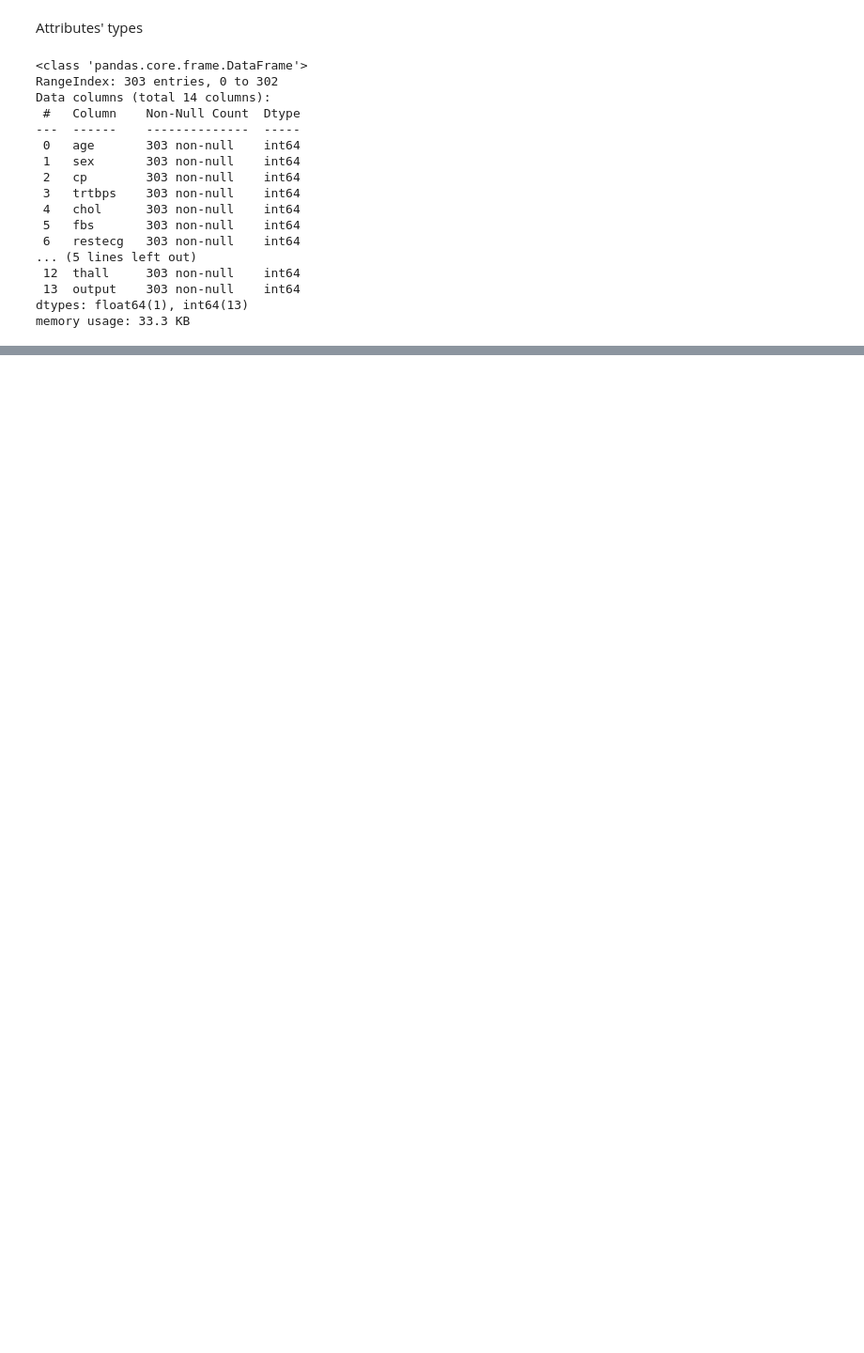
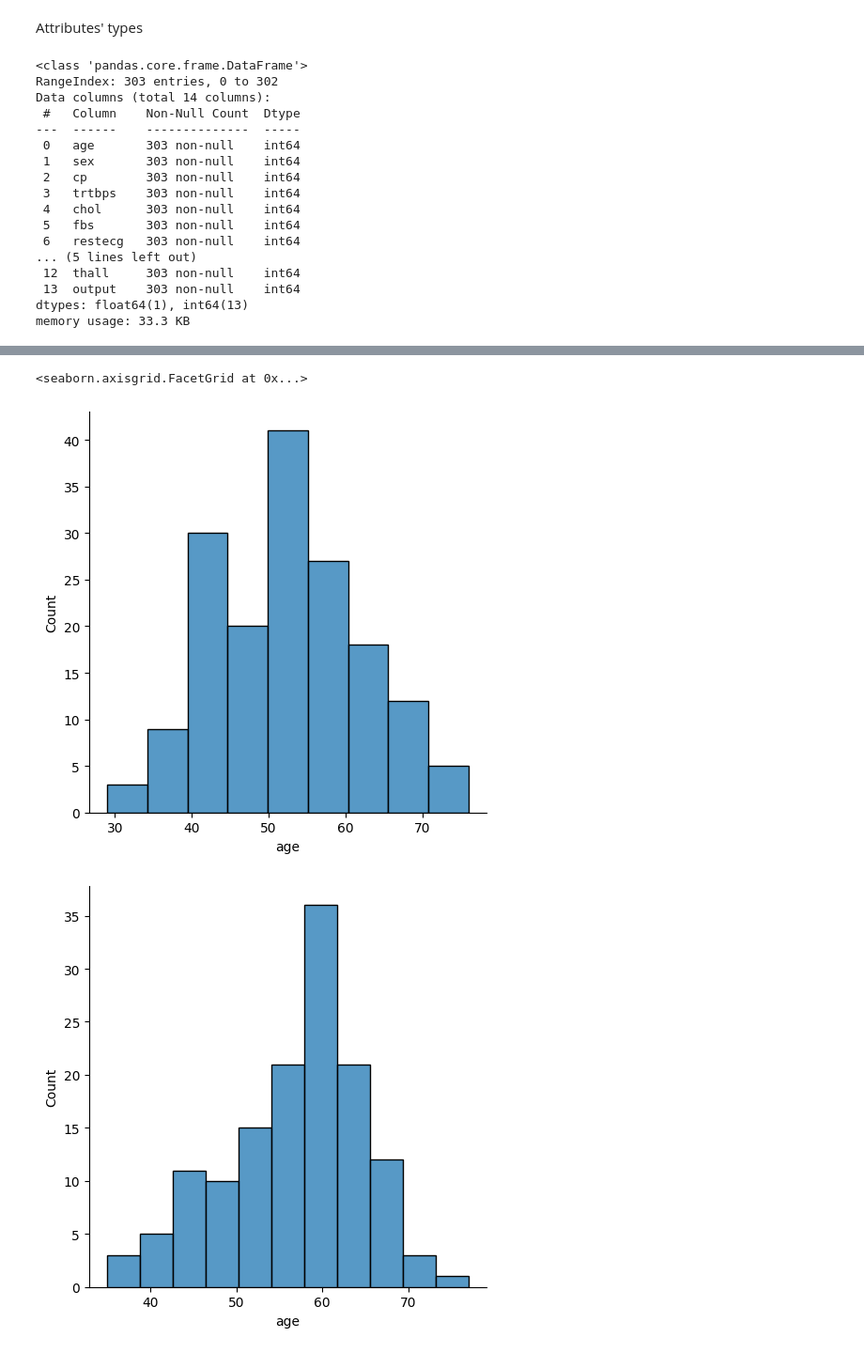
Before and after one commit to marbrex/tiw-data-analysis-project, a Jupyter notebook: descript-data.ipynb, the cells around one changed output, grey strips where cells are left out. Shown at 94% size. Drawn from its saved outputs; the diff is of its cells as text; code cells hidden in the pictures; blank space fills up the shorter version.

```diff
--- a/descript-data.ipynb
+++ b/descript-data.ipynb
@@ -42,0 +80,12 @@ memory usage: 33.3 KB
+# %%
+import seaborn as sns
+
+likely_by_age = df[df['output'] == 1].age
+sns.displot(likely_by_age)
+
+not_likely_by_age = df[df['output'] == 0].age
+sns.displot(not_likely_by_age)
+# %% [output]
+<seaborn.axisgrid.FacetGrid at 0x...>
+[figure, added]
+[figure, added]
```
Also changed, not shown: parts of 6 cells of this notebook, 2 other files.
